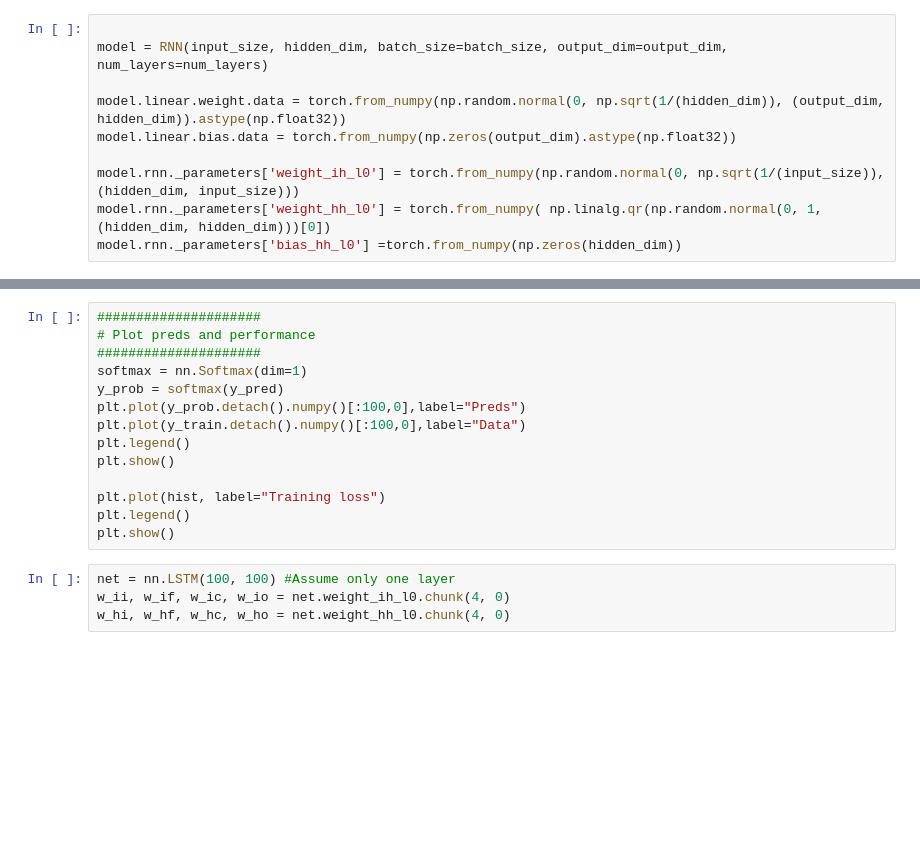
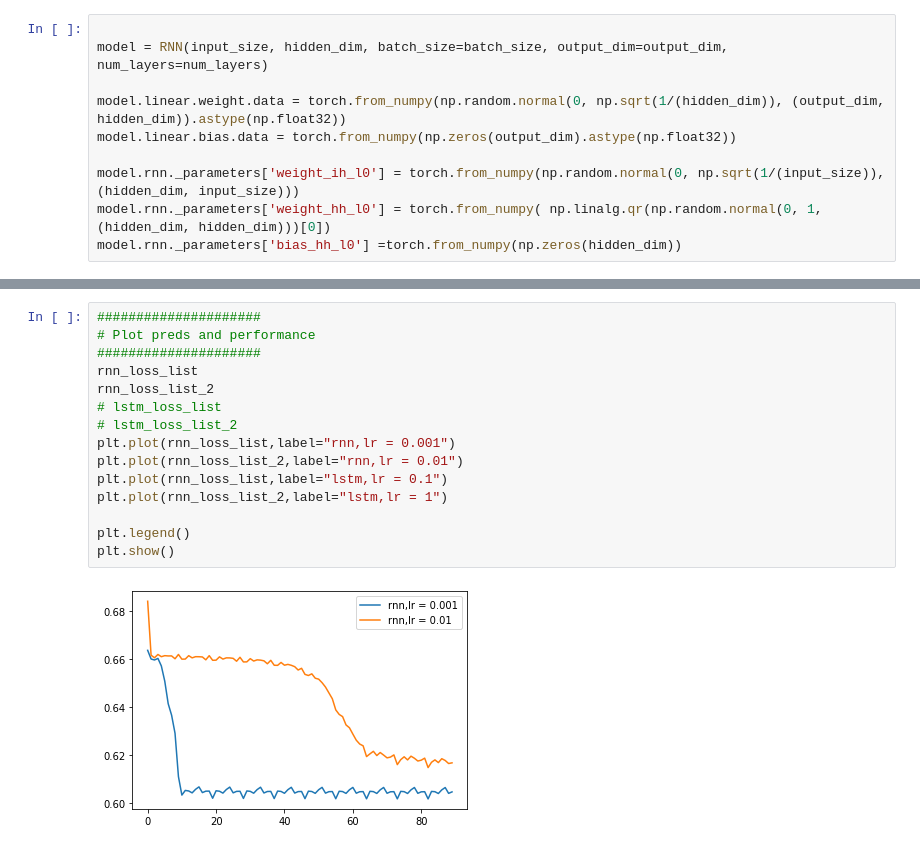
Before and after one commit to FigTop/vanilla-rtrl_old, a Jupyter notebook: LSTM_pytorch.ipynb, the cells around one changed output, grey strips where cells are left out. Saved outputs shown, nothing was run; the diff lists cells and outputs as text; blank space fills up the shorter version.

```diff
--- a/LSTM_pytorch.ipynb
+++ b/LSTM_pytorch.ipynb
@@ -188,18 +207,17 @@ RuntimeError: Trying to backward through the graph a second time, but the buffer
-# %%
-#####################
-# Plot preds and performance
-#####################
-softmax = nn.Softmax(dim=1)
-y_prob = softmax(y_pred)
-plt.plot(y_prob.detach().numpy()[:100,0],label="Preds")
-plt.plot(y_train.detach().numpy()[:100,0],label="Data")
-plt.legend()
-plt.show()
-
-plt.plot(hist, label="Training loss")
-plt.legend()
-plt.show()
-# %%
-net = nn.LSTM(100, 100) #Assume only one layer
-w_ii, w_if, w_ic, w_io = net.weight_ih_l0.chunk(4, 0)
-w_hi, w_hf, w_hc, w_ho = net.weight_hh_l0.chunk(4, 0)
+# %%
+#####################
+# Plot preds and performance
+#####################
+rnn_loss_list
+rnn_loss_list_2
+# lstm_loss_list
+# lstm_loss_list_2
+plt.plot(rnn_loss_list,label="rnn,lr = 0.001")
+plt.plot(rnn_loss_list_2,label="rnn,lr = 0.01")
+plt.plot(rnn_loss_list,label="lstm,lr = 0.1")
+plt.plot(rnn_loss_list_2,label="lstm,lr = 1")
+
+plt.legend()
+plt.show()
+# %% [output]
+[figure, added]
```
Also changed, not shown: parts of 8 cells of this notebook, 4 other files.
